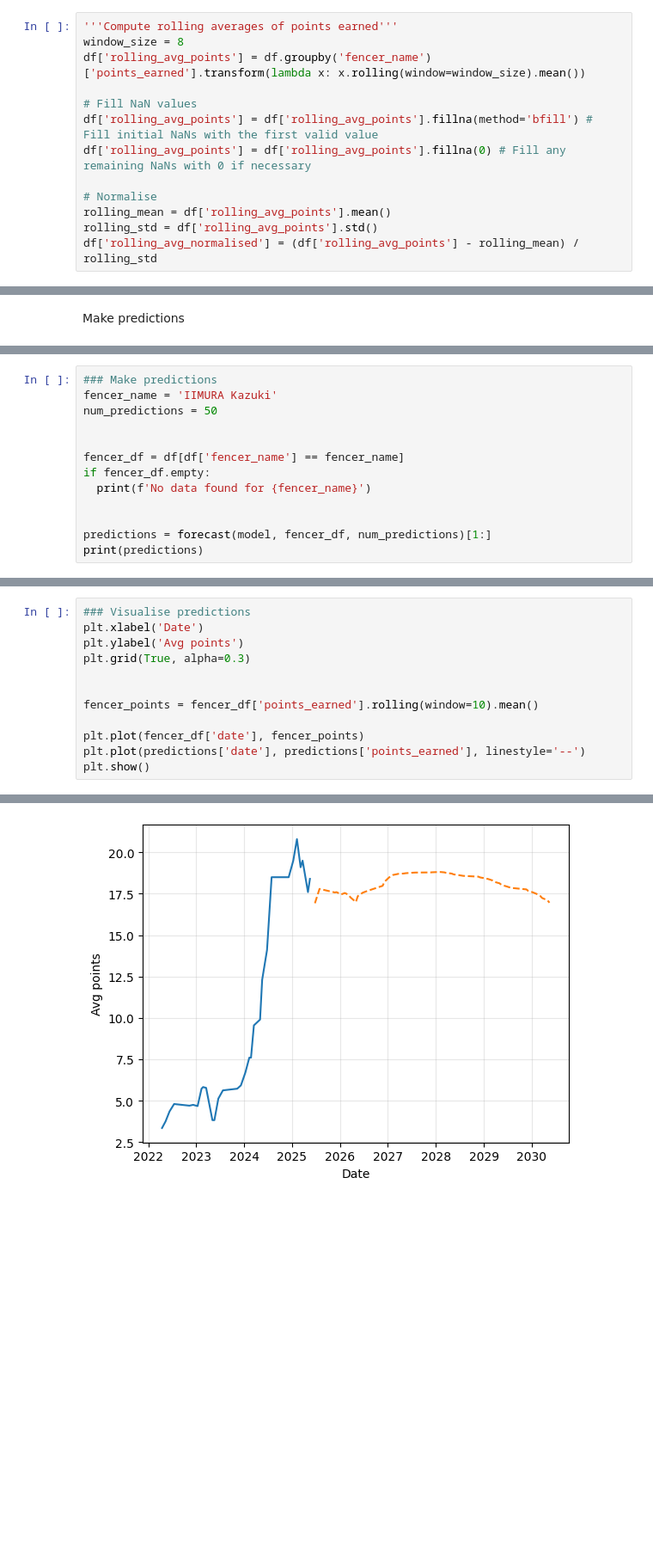
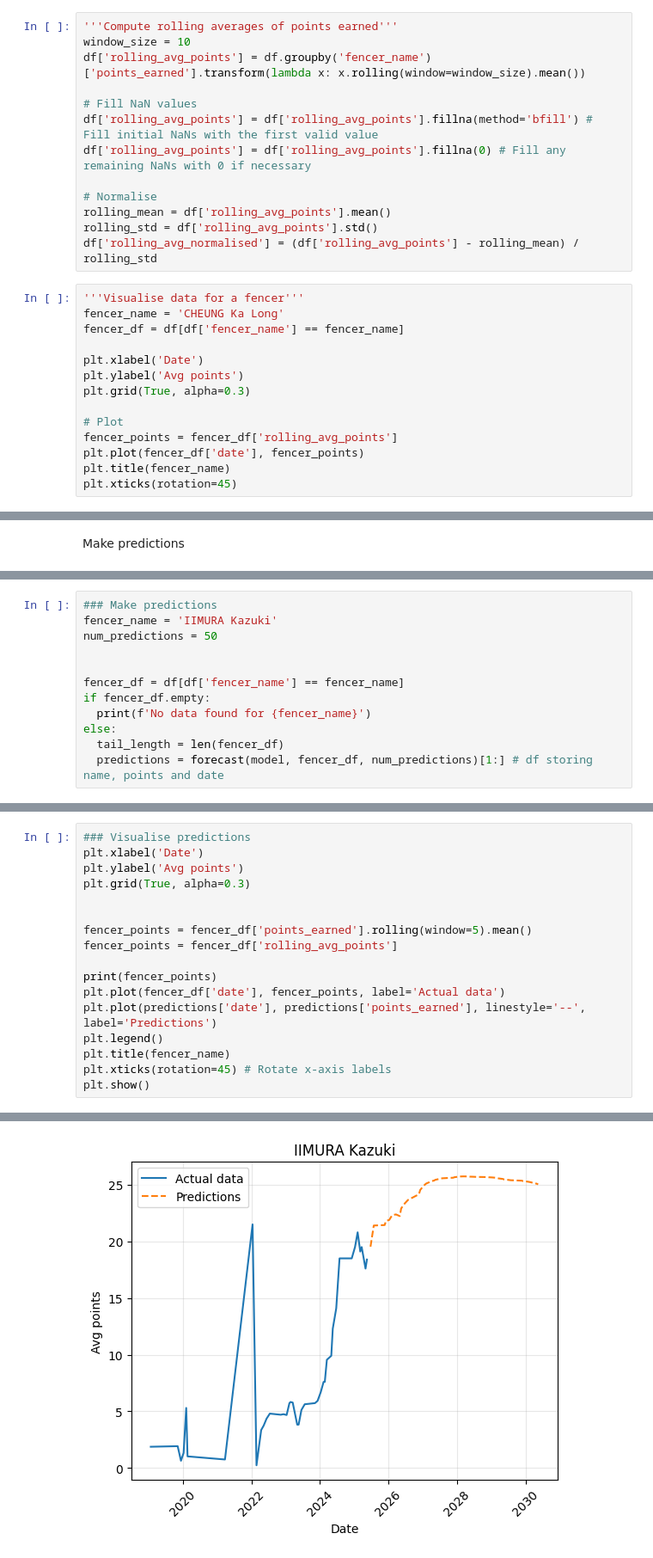
Before and after one commit to JoeL-8883/Fencing-Score-Predictor, a Jupyter notebook: predict_LSTM.ipynb, the cells around one changed output, grey strips where cells are left out. Shown at 86% size. Drawn from its saved outputs; the diff is of its cells as text; blank space fills up the shorter version.

Commit message:
Updated visualisation

```diff
--- a/predict_LSTM.ipynb
+++ b/predict_LSTM.ipynb
@@ -44,6 +67,6 @@ Deleting 1735 fencers
 # %%
 '''Compute rolling averages of points earned'''
-window_size = 8
+window_size = 10
 df['rolling_avg_points'] = df.groupby('fencer_name')['points_earned'].transform(lambda x: x.rolling(window=window_size).mean())
 
 # Fill NaN values
@@ -54,3 +77,17 @@ df['rolling_avg_points'] = df['rolling_avg_points'].fillna(0) # Fill any remaini
 rolling_mean = df['rolling_avg_points'].mean()
 rolling_std = df['rolling_avg_points'].std()
 df['rolling_avg_normalised'] = (df['rolling_avg_points'] - rolling_mean) / rolling_std
+# %%
+'''Visualise data for a fencer'''
+fencer_name = 'CHEUNG Ka Long'
+fencer_df = df[df['fencer_name'] == fencer_name]
+
+plt.xlabel('Date')
+plt.ylabel('Avg points')
+plt.grid(True, alpha=0.3)
+
+# Plot
+fencer_points = fencer_df['rolling_avg_points']
+plt.plot(fencer_df['date'], fencer_points)
+plt.title(fencer_name)
+plt.xticks(rotation=45)
@@ -438,7 +485,6 @@ num_predictions = 50
 fencer_df = df[df['fencer_name'] == fencer_name]
 if fencer_df.empty:
   print(f'No data found for {fencer_name}')
-
-
-predictions = forecast(model, fencer_df, num_predictions)[1:]
-print(predictions)
+else:
+  tail_length = len(fencer_df)
+  predictions = forecast(model, fencer_df, num_predictions)[1:] # df storing name, points and date
@@ -467,9 +495,14 @@ plt.ylabel('Avg points')
 plt.grid(True, alpha=0.3)
 
 
-fencer_points = fencer_df['points_earned'].rolling(window=10).mean()
+fencer_points = fencer_df['points_earned'].rolling(window=5).mean()
+fencer_points = fencer_df['rolling_avg_points']
 
-plt.plot(fencer_df['date'], fencer_points)
-plt.plot(predictions['date'], predictions['points_earned'], linestyle='--')
+print(fencer_points)
+plt.plot(fencer_df['date'], fencer_points, label='Actual data')
+plt.plot(predictions['date'], predictions['points_earned'], linestyle='--', label='Predictions')
+plt.legend()
+plt.title(fencer_name)
+plt.xticks(rotation=45) # Rotate x-axis labels
 plt.show()
 # %% [output]
@@ -476 +526 @@ plt.show()
-[figure, old version]
+[figure, new version]
```
Also changed, not shown: parts of 12 cells of this notebook.
